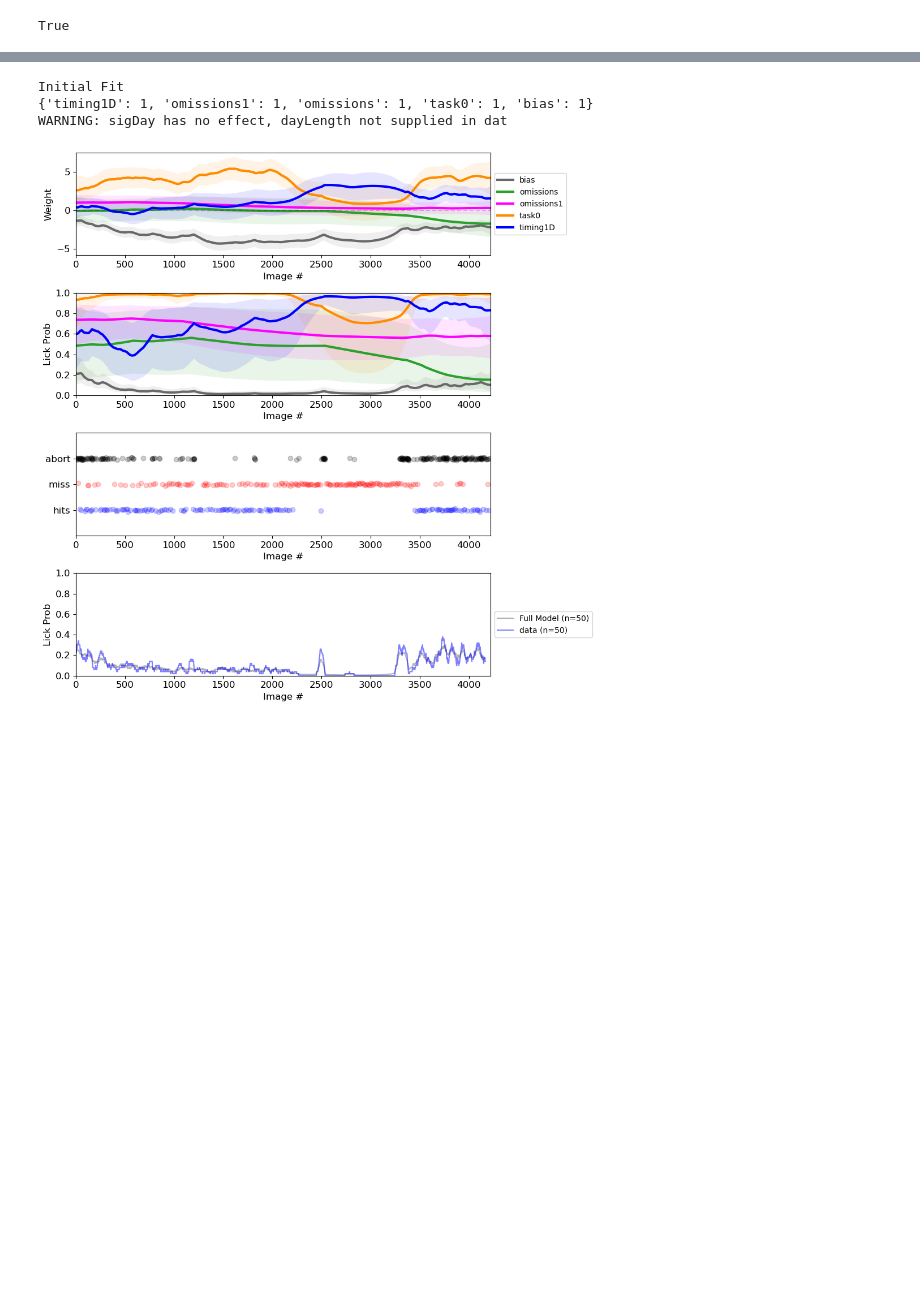
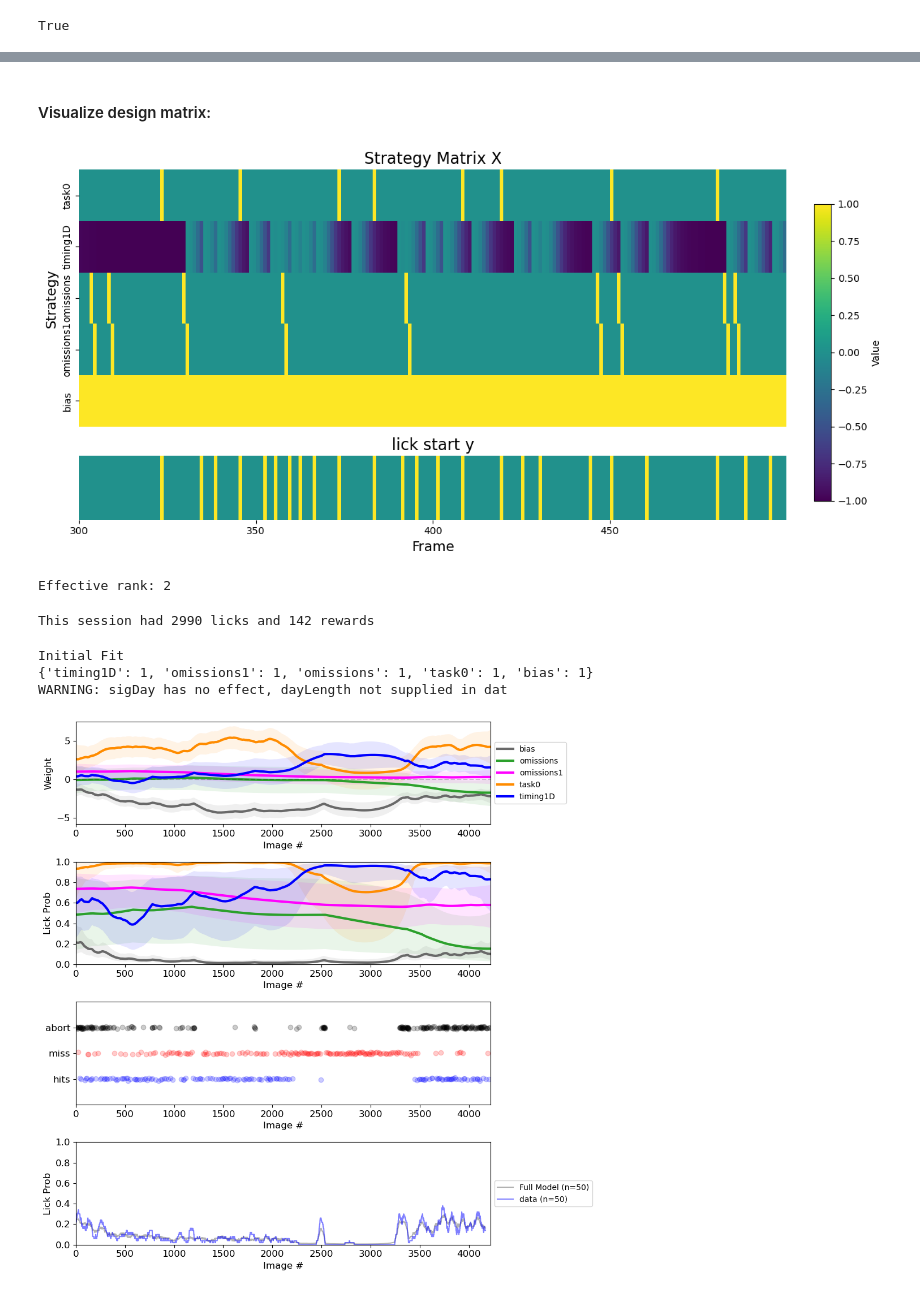
Before and after one commit to cici-xingyu-zheng/swdb_2024_strategy, a Jupyter notebook: test_piet_functions.ipynb, the cells around one changed output, grey strips where cells are left out. Saved outputs shown, nothing was run; the diff lists cells and outputs as text; code cells hidden in the pictures; blank space fills up the shorter version.

Commit message:
add visualization

```diff
--- a/test_piet_functions.ipynb
+++ b/test_piet_functions.ipynb
@@ -108,0 +114,45 @@ This session had 2990 licks and 142 rewards
+# %% [markdown]
+#### Visualize design matrix:
+# %%
+strategy_list = ['task0','timing1D','omissions','omissions1','bias']
+X = df[strategy_list].to_numpy()
+X = X.T[:, 300:500]
+# %%
+y = df['bout_start'].to_numpy()[300:500]
+# %%
+
+# Set up the figure and axes
+fig, (ax1, ax2) = plt.subplots(nrows=2, ncols=1, figsize=(12, 6),
+                               gridspec_kw={'height_ratios': [4, 1]}, sharex=True)
+
+# Create a color normalization object
+vmin = min(X.min(), y.min())
+vmax = max(X.max(), y.max())
+norm = plt.Normalize(vmin=vmin, vmax=vmax)
+
+# Plot heatmap for X
+sns.heatmap(X, ax=ax1, cmap='viridis', cbar=False, norm=norm)
+ax1.set_title('Strategy Matrix X', fontsize = 16)
+ax1.set_ylabel('Strategy', fontsize = 14)
+ax1.set_yticklabels(strategy_list)
+ax1.tick_params(axis='x', which='both', bottom=False, top=False, labelbottom=False)
+
+# Plot 1D heatmap for y
+sns.heatmap(y.reshape(1, -1), ax=ax2, cmap='viridis', cbar=False, norm=norm)
+ax2.set_title('lick start y', fontsize = 16)
+ax2.set_xlabel('Frame', fontsize = 14)
+ax2.set_yticks([])
+ax2.set_xticks(list(range(0, 200, 50)))
+ax2.set_xticklabels(list(range(300, 500, 50)), rotation = 0)
+
+# Add a colorbar to the right of the figure
+cbar_ax = fig.add_axes([0.92, 0.15, 0.02, 0.7])
+fig.colorbar(ax1.collections[0], cax=cbar_ax, label='Value')
+
+# Adjust layout and display
+plt.tight_layout(rect=[0, 0, 0.9, 1])
+plt.show()
+
+fig.savefig(f'{plot_dir}design_mat.png')
+# %% [output]
+[figure, added]
@@ -109,3 +161,19 @@ This session had 2990 licks and 142 rewards
+# %%
+# Perform SVD
+U, s, Vt = linalg.svd(X_full)
+
+# Calculate effective rank
+total_variance = np.sum(s**2)
+cumulative_variance_ratio = np.cumsum(s**2) / total_variance
+effective_rank = np.sum(cumulative_variance_ratio < 0.95)  # Using 99% of variance
+
+print(f"Effective rank: {effective_rank}")
+# %% [output]
+Effective rank: 2
+# %%
+psydata = ps.format_session(behavior_session, stimulus_presentations, format_options)
+# %% [output]
+This session had 2990 licks and 142 rewards
 # %%
 print("Initial Fit")
 strategies={'bias','task0','timing1D','omissions','omissions1'}
```
Also changed, not shown: parts of 12 cells of this notebook, 14 other files.
